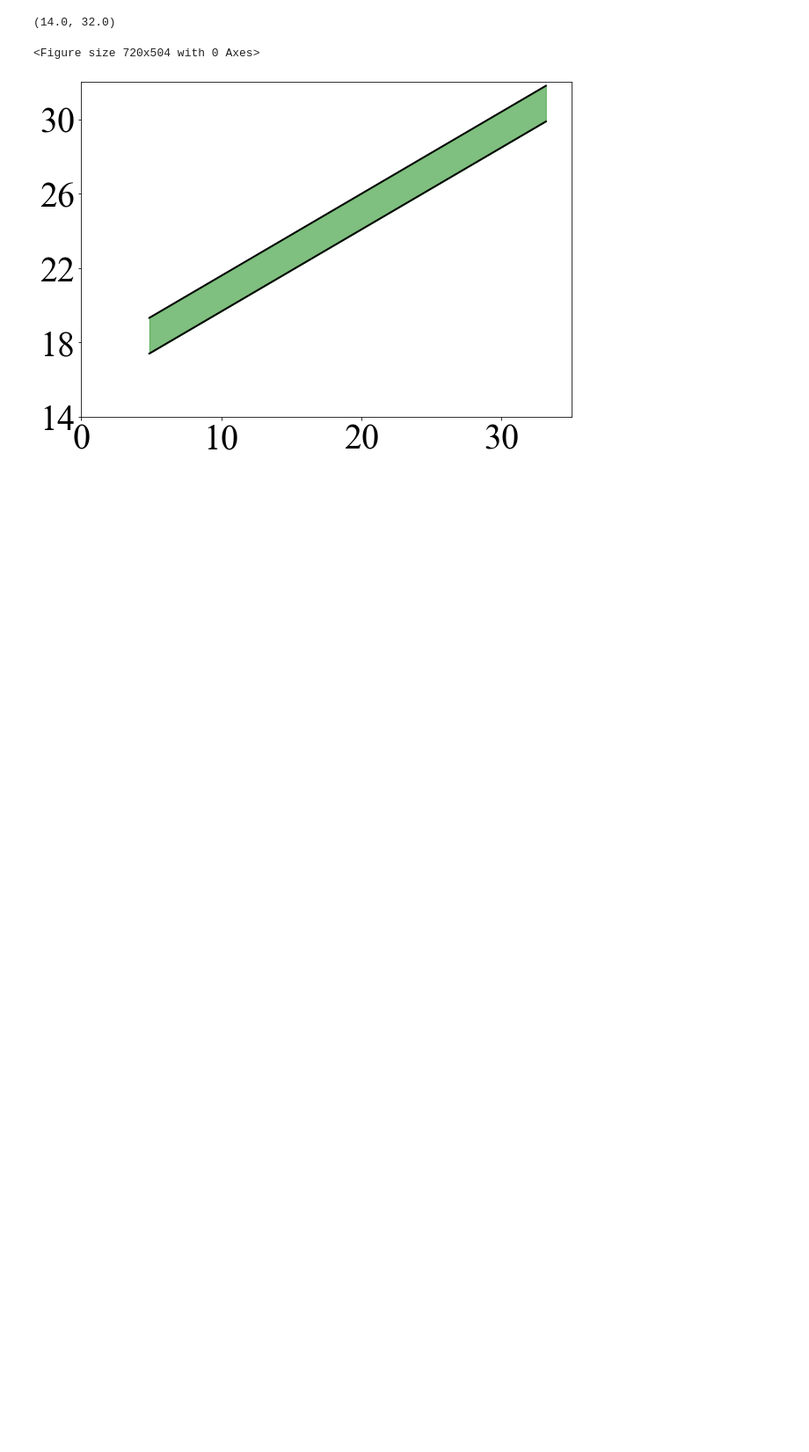
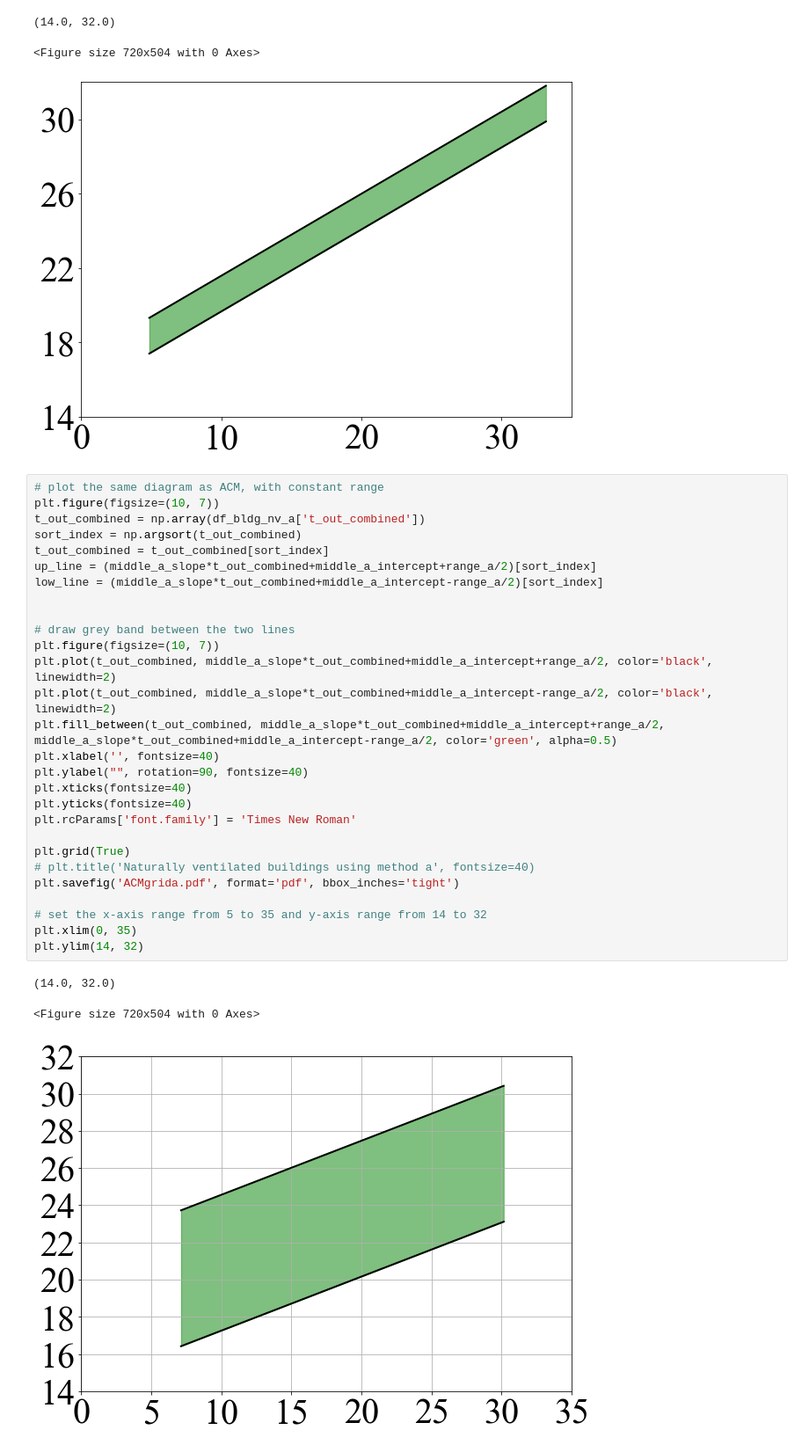
Before and after one commit to ruijis/causal-thinking-neutral-temperature, a Jupyter notebook: two-linear-regressions.ipynb, the cells around one changed output. Shown at 88% size. Drawn from its saved outputs; the diff is of its cells as text; blank space fills up the shorter version.

```diff
--- a/two-linear-regressions.ipynb
+++ b/two-linear-regressions.ipynb
@@ -1435,3 +1435,35 @@ plt.ylim(14, 32)
 (14.0, 32.0)
 <Figure size 720x504 with 0 Axes>
 [figure]
+# %%
+# plot the same diagram as ACM, with constant range
+plt.figure(figsize=(10, 7))
+t_out_combined = np.array(df_bldg_nv_a['t_out_combined'])
+sort_index = np.argsort(t_out_combined)
+t_out_combined = t_out_combined[sort_index]
+up_line = (middle_a_slope*t_out_combined+middle_a_intercept+range_a/2)[sort_index]
+low_line = (middle_a_slope*t_out_combined+middle_a_intercept-range_a/2)[sort_index]
+
+
+# draw grey band between the two lines
+plt.figure(figsize=(10, 7))
+plt.plot(t_out_combined, middle_a_slope*t_out_combined+middle_a_intercept+range_a/2, color='black', linewidth=2)
+plt.plot(t_out_combined, middle_a_slope*t_out_combined+middle_a_intercept-range_a/2, color='black', linewidth=2)
+plt.fill_between(t_out_combined, middle_a_slope*t_out_combined+middle_a_intercept+range_a/2, middle_a_slope*t_out_combined+middle_a_intercept-range_a/2, color='green', alpha=0.5)
+plt.xlabel('', fontsize=40)
+plt.ylabel("", rotation=90, fontsize=40)
+plt.xticks(fontsize=40)
+plt.yticks(fontsize=40)
+plt.rcParams['font.family'] = 'Times New Roman'
+
+plt.grid(True)
+# plt.title('Naturally ventilated buildings using method a', fontsize=40)
+plt.savefig('ACMgrida.pdf', format='pdf', bbox_inches='tight')
+
+# set the x-axis range from 5 to 35 and y-axis range from 14 to 32
+plt.xlim(0, 35)
+plt.ylim(14, 32)
+# %% [output]
+(14.0, 32.0)
+<Figure size 720x504 with 0 Axes>
+[figure, added]
```
Also changed, not shown: parts of 4 cells of this notebook, 2 other files.
